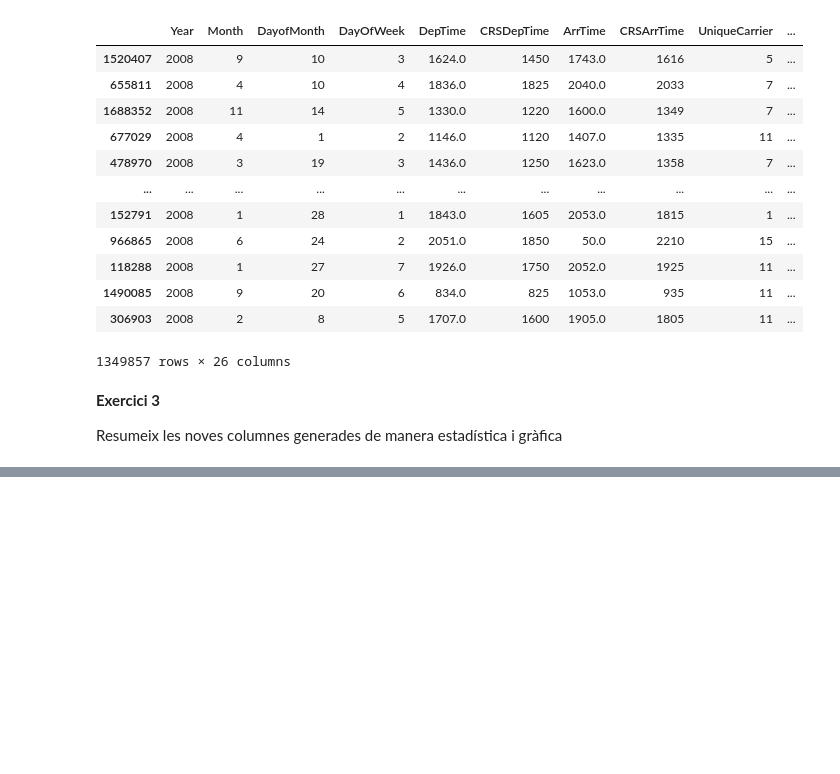
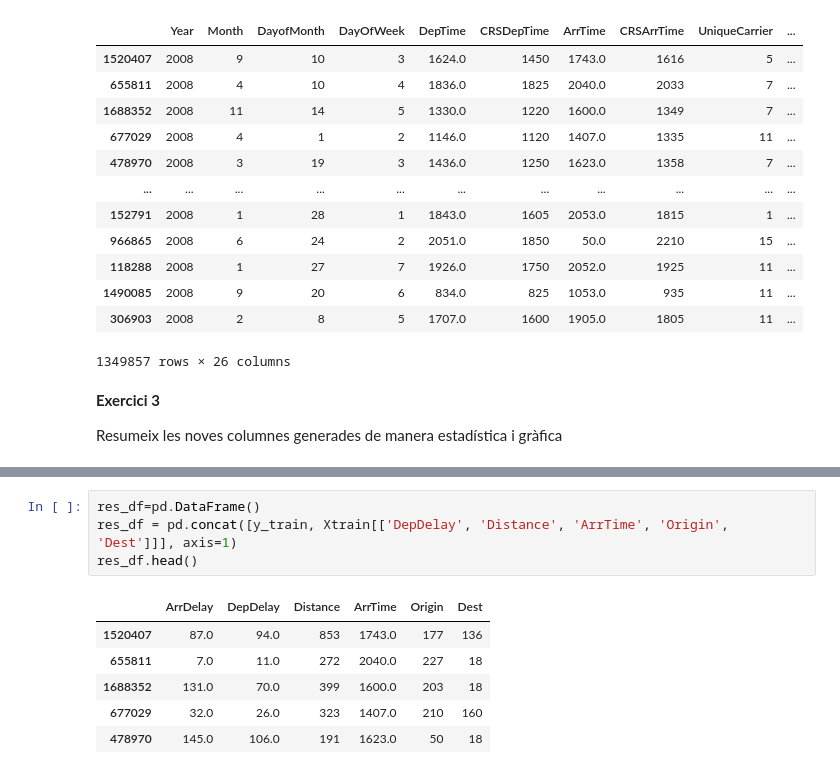
Before and after one commit to Burunduk13/ITAcademy, a Jupyter notebook: Sprint 11/S11 T01 Practicant amb training i test sets.ipynb, the cells around one changed output, grey strips where cells are left out. Cells and saved outputs as stored; diff of their text form; blank space fills up the shorter version.

```diff
--- a/Sprint 11/S11 T01 Practicant amb training i test sets.ipynb
+++ b/Sprint 11/S11 T01 Practicant amb training i test sets.ipynb
@@ -227,0 +243,11 @@ Resumeix les noves columnes generades de manera estadística i gràfica
+# %%
+res_df=pd.DataFrame()
+res_df = pd.concat([y_train, Xtrain[['DepDelay', 'Distance', 'ArrTime', 'Origin', 'Dest']]], axis=1)
+res_df.head()
+# %% [output]
+|  | ArrDelay | DepDelay | Distance | ArrTime | Origin | Dest |
+| 1520407 | 87.0 | 94.0 | 853 | 1743.0 | 177 | 136 |
+| 655811 | 7.0 | 11.0 | 272 | 2040.0 | 227 | 18 |
+| 1688352 | 131.0 | 70.0 | 399 | 1600.0 | 203 | 18 |
+| 677029 | 32.0 | 26.0 | 323 | 1407.0 | 210 | 160 |
+| 478970 | 145.0 | 106.0 | 191 | 1623.0 | 50 | 18 |
```
Also changed, not shown: parts of 3 cells of this notebook, 1 other file.
